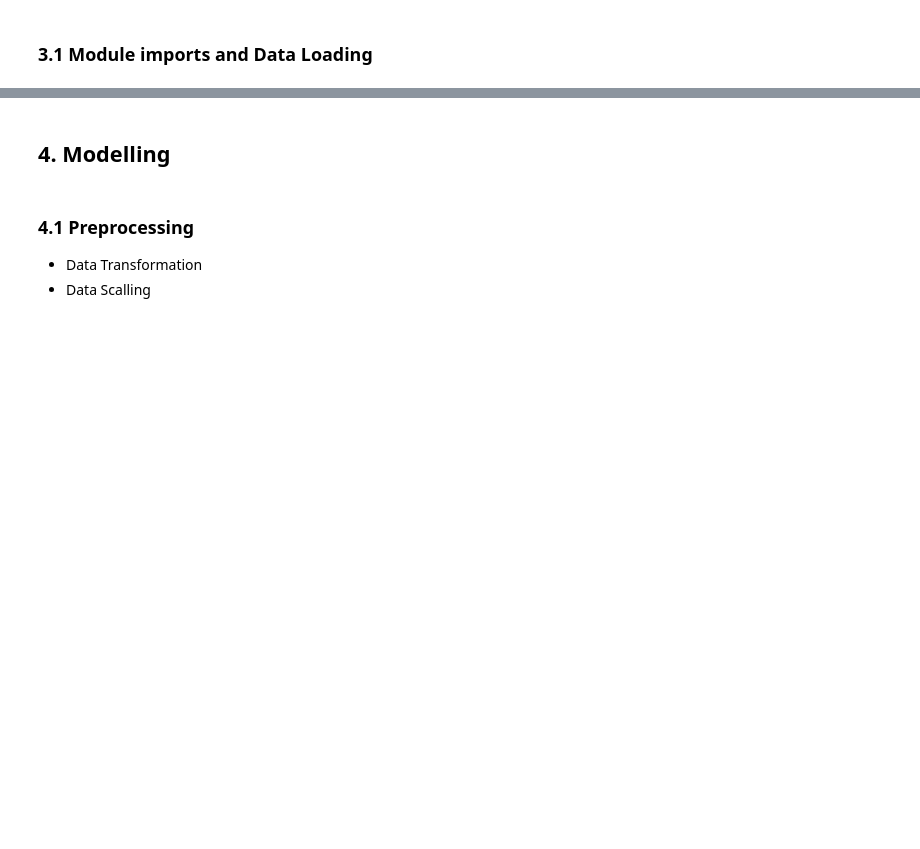
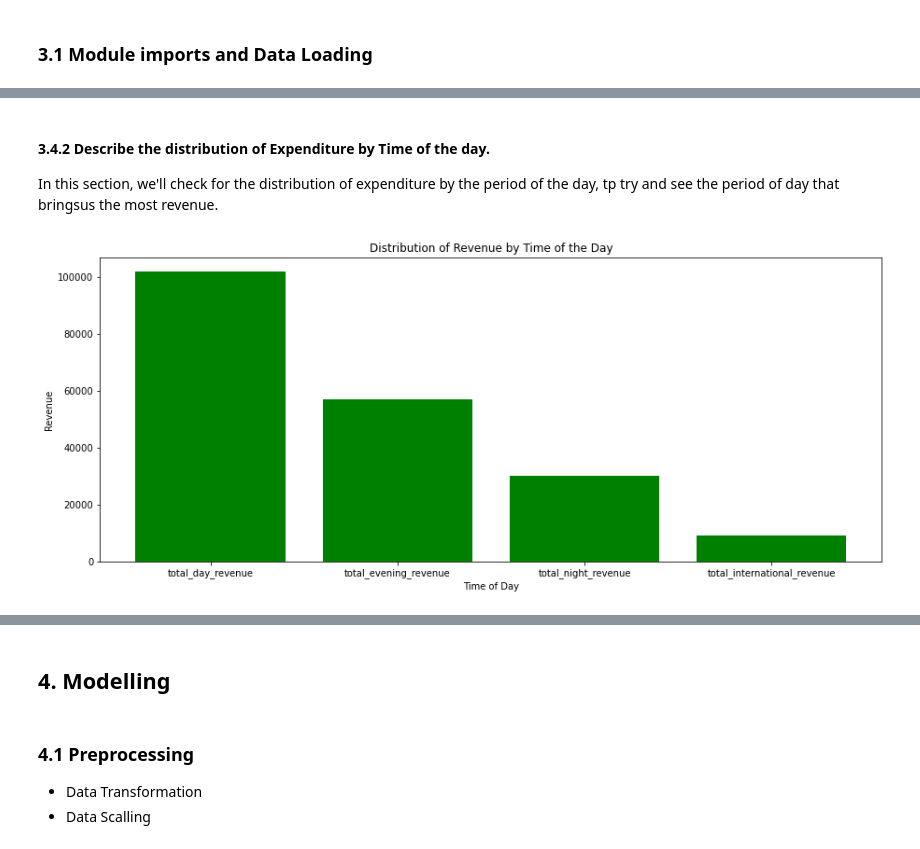
Before and after one commit to danieloselu3/SyriaTel-Telecom-Analysis, a Jupyter notebook: index.ipynb, the cells around one changed output, grey strips where cells are left out. Drawn from its saved outputs; the diff is of its cells as text; code cells hidden in the pictures; blank space fills up the shorter version.

Commit message:
Completeted the Exporlatory Data Analysis

```diff
--- a/index.ipynb
+++ b/index.ipynb
@@ -48,0 +45,5 @@ Questions to consider in this section
+# %%
+# loading data
+df = pd.read_csv('data/telecom_dataset.csv')
+pd.set_option('display.max_columns', None)
+df.head()
@@ -66,0 +151,14 @@ etc ...
+# %%
+# get our columns
+column_names = df.columns
+
+# create an empty column holder
+new_column_names = []
+
+# replace our empty spaces
+for item in column_names:
+    new_column_names.append(item.replace(' ', '_'))
+
+# rename the columns
+df.columns = new_column_names
+df.head()
@@ -66,0 +187,7 @@ etc ...
+# %%
+df['total_expenditure'] = df['total_day_charge'] \
+                        + df['total_eve_charge'] \
+                        + df['total_night_charge'] \
+                        + df['total_intl_charge']
+
+df.head(10)
@@ -66,0 +206,21 @@ etc ...
+# %% [markdown]
+#### 3.4.2 Describe the distribution of Expenditure by Time of the day.
+In this section, we'll check for the distribution of expenditure by the period of the day, tp try and see the period of day that bringsus the most revenue.
+# %%
+total_day_revenue = df['total_day_charge'].sum()
+total_evening_revenue = df['total_eve_charge'].sum()
+total_night_revenue = df['total_night_charge'].sum()
+total_international_revenue = df['total_intl_charge'].sum()
+
+fig, ax = plt.subplots(figsize=(15, 6))
+
+time_of_day_value = [total_day_revenue, total_evening_revenue, total_night_revenue, total_international_revenue]
+data_label = ['total_day_revenue', 'total_evening_revenue', 'total_night_revenue', 'total_international_revenue']
+
+ax.bar(data_label, time_of_day_value, color='green')
+
+ax.set_xlabel("Time of Day")
+ax.set_ylabel("Revenue")
+ax.set_title("Distribution of Revenue by Time of the Day");
+# %% [output]
+[figure, added]
```
Also changed, not shown: parts of 57 cells of this notebook.
